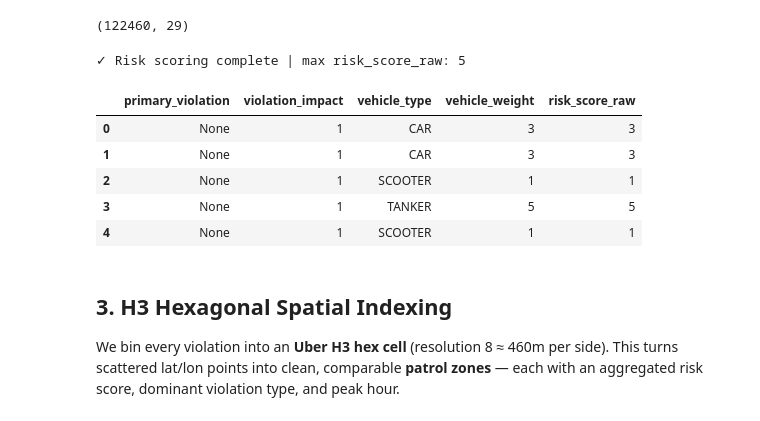
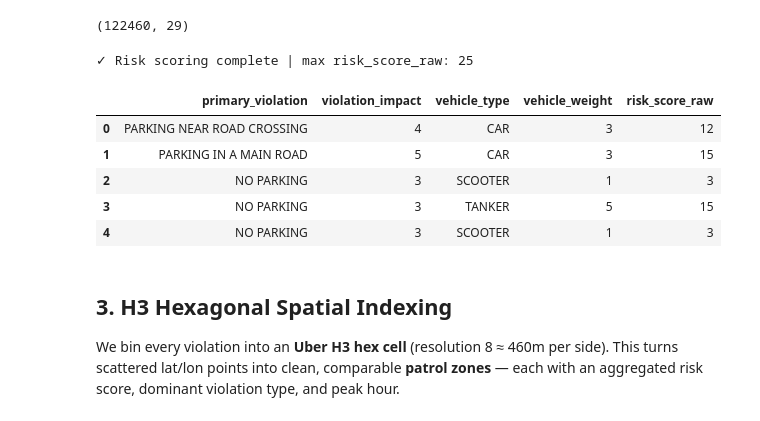
Before and after one commit to sristivats/flippark, a Jupyter notebook: forecasting.ipynb, the cells around one changed output. Cells and saved outputs as stored; diff of their text form; code cells hidden in the pictures.

```diff
--- a/forecasting.ipynb
+++ b/forecasting.ipynb
@@ -136,6 +136,8 @@ df.shape
 # %% [output]
 (122460, 29)
 # %%
+import ast
+
 # ── Congestion impact weight per violation type ──────────────
 # Higher weight = greater impact on traffic flow (main road > footpath > etc.)
 IMPACT_WEIGHTS = {
@@ -157,6 +159,10 @@ IMPACT_WEIGHTS = {
     "DEMANDING EXCESS FARE": 1,
     "REFUSE TO GO FOR HIRE": 1
 }
+
+df['violation_type'] = df['violation_type'].apply(
+    lambda x: ast.literal_eval(x) if isinstance(x, str) else x
+)
 
 def get_primary_violation(violations):
     if not isinstance(violations, list) or len(violations) == 0:
@@ -215,39 +221,39 @@ VEHICLE_WEIGHTS = {
 df["vehicle_weight"] = (
     df["updated_vehicle_type"]
     .str.upper()
     .map(VEHICLE_WEIGHTS)
     .fillna(1)
     .astype(int)
 )
 
 # ── Composite congestion risk score ───────────────────────────
 df["risk_score_raw"] = (
     df["violation_impact"] *
     df["vehicle_weight"]
 )
 
 print(
     f"✓ Risk scoring complete | max risk_score_raw: "
     f"{df['risk_score_raw'].max()}"
 )
 
 df[
     [
         "primary_violation",
         "violation_impact",
         "vehicle_type",
         "vehicle_weight",
         "risk_score_raw"
     ]
 ].head()
 # %% [output]
-✓ Risk scoring complete | max risk_score_raw: 5
+✓ Risk scoring complete | max risk_score_raw: 25
 |  | primary_violation | violation_impact | vehicle_type | vehicle_weight | risk_score_raw |
-| 0 | None | 1 | CAR | 3 | 3 |
-| 1 | None | 1 | CAR | 3 | 3 |
-| 2 | None | 1 | SCOOTER | 1 | 1 |
-| 3 | None | 1 | TANKER | 5 | 5 |
-| 4 | None | 1 | SCOOTER | 1 | 1 |
+| 0 | PARKING NEAR ROAD CROSSING | 4 | CAR | 3 | 12 |
+| 1 | PARKING IN A MAIN ROAD | 5 | CAR | 3 | 15 |
+| 2 | NO PARKING | 3 | SCOOTER | 1 | 3 |
+| 3 | NO PARKING | 3 | TANKER | 5 | 15 |
+| 4 | NO PARKING | 3 | SCOOTER | 1 | 3 |
 # %% [markdown]
 ## 3. H3 Hexagonal Spatial Indexing
 
```
Also changed, not shown: parts of 3 cells of this notebook.
